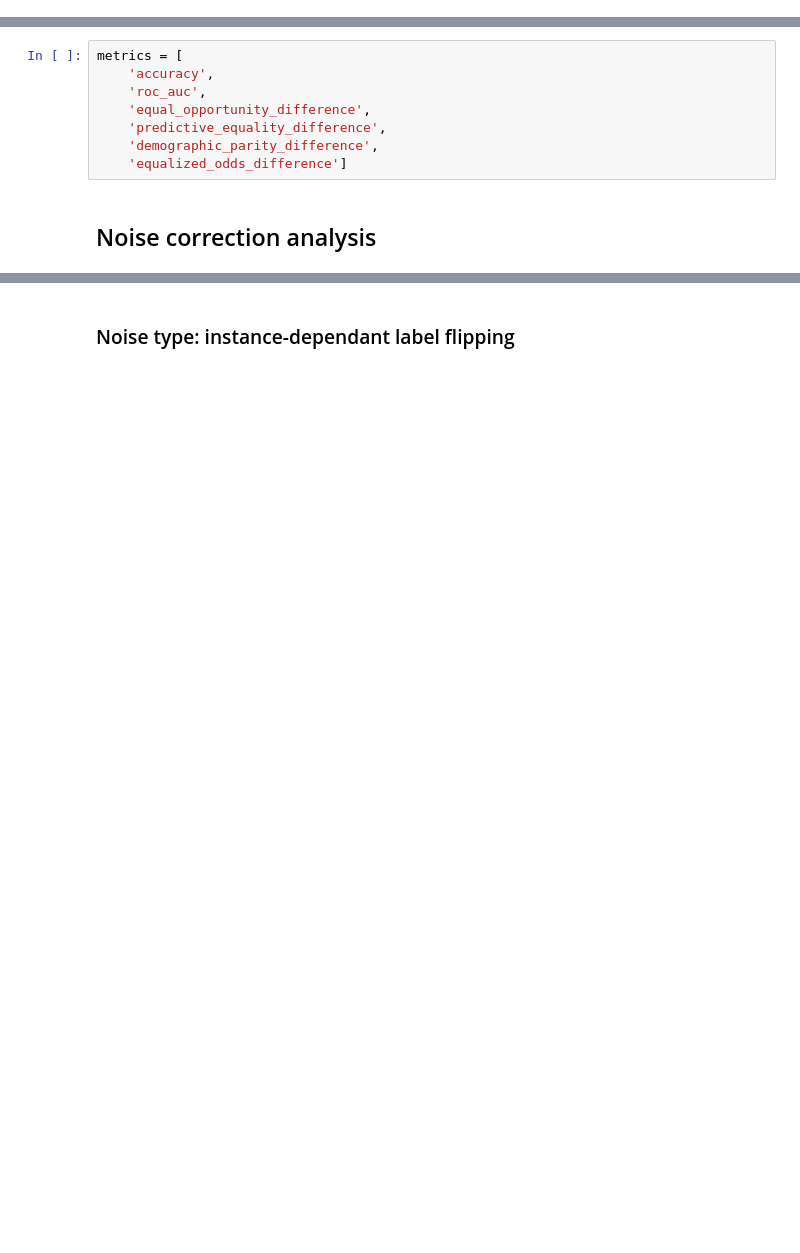
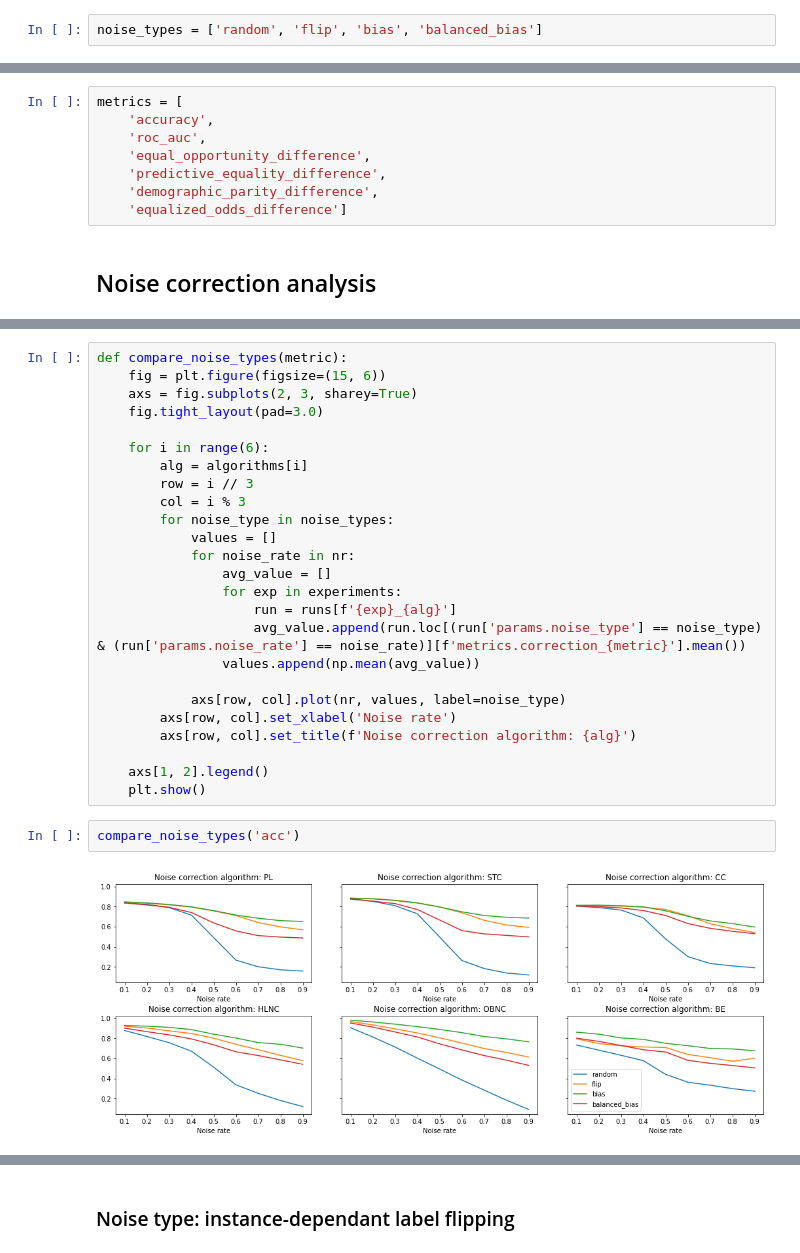
Before and after one commit to reluzita/rewriting-history, a Jupyter notebook: noiseinjection_result_analysis.ipynb, the cells around one changed output, grey strips where cells are left out. Saved outputs shown, nothing was run; the diff lists cells and outputs as text; blank space fills up the shorter version.

```diff
--- a/noiseinjection_result_analysis.ipynb
+++ b/noiseinjection_result_analysis.ipynb
@@ -13 +12,3 @@ experiments = ['bank_housing', 'monks1_attr3', 'monks2_attr3', 'biodeg_V29']
+# %%
+noise_types = ['random', 'flip', 'bias', 'balanced_bias']
 # %%
@@ -56,0 +85,29 @@ def show_correction_performance(noise_type):
+# %%
+def compare_noise_types(metric):
+    fig = plt.figure(figsize=(15, 6))
+    axs = fig.subplots(2, 3, sharey=True)
+    fig.tight_layout(pad=3.0)
+
+    for i in range(6):
+        alg = algorithms[i]
+        row = i // 3
+        col = i % 3
+        for noise_type in noise_types:
+            values = []
+            for noise_rate in nr:
+                avg_value = []
+                for exp in experiments:
+                    run = runs[f'{exp}_{alg}']
+                    avg_value.append(run.loc[(run['params.noise_type'] == noise_type) & (run['params.noise_rate'] == noise_rate)][f'metrics.correction_{metric}'].mean())
+                values.append(np.mean(avg_value))
+
+            axs[row, col].plot(nr, values, label=noise_type)
+        axs[row, col].set_xlabel('Noise rate')
+        axs[row, col].set_title(f'Noise correction algorithm: {alg}')
+
+    axs[1, 2].legend()
+    plt.show()
+# %%
+compare_noise_types('acc')
+# %% [output]
+[figure, added]
```
Also changed, not shown: parts of 63 cells of this notebook, 5 other files.
